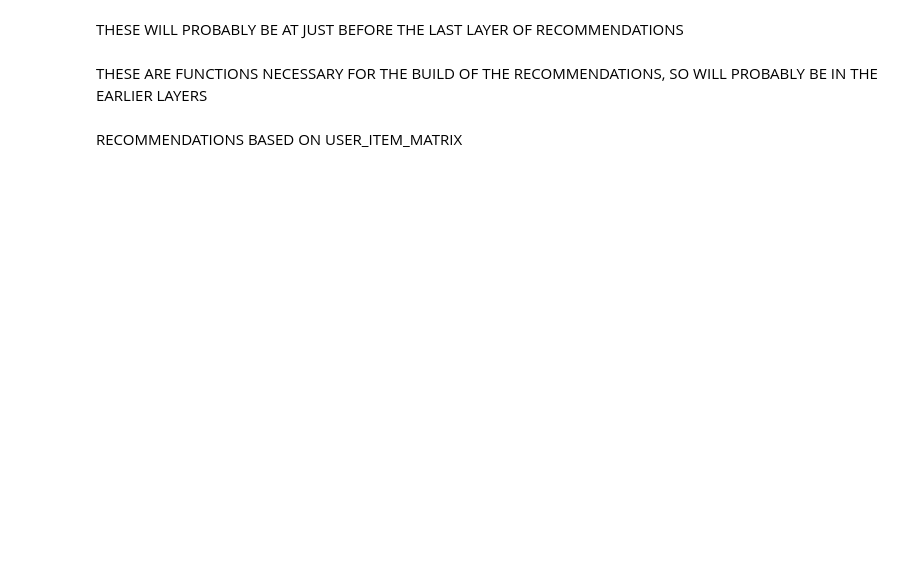
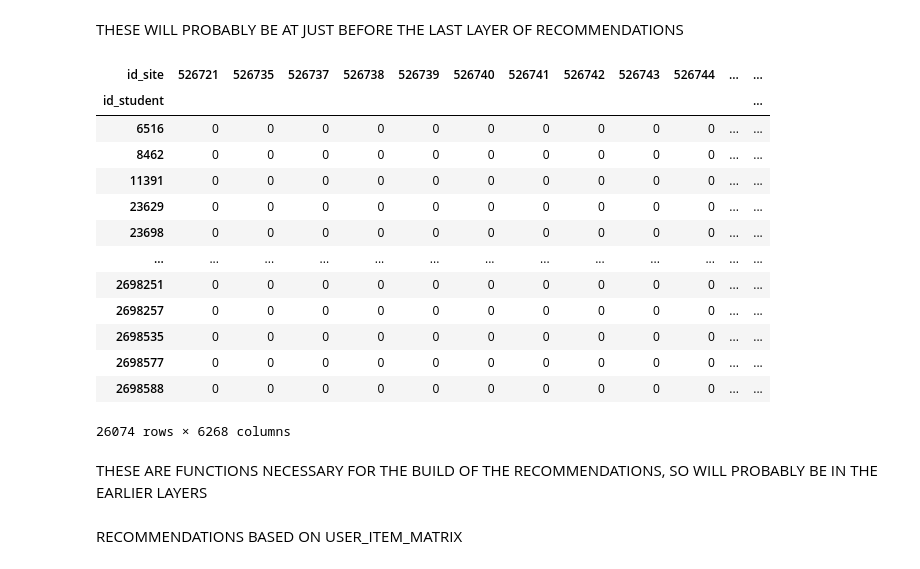
Before and after one commit to LBohry/RecommendationSystem, a Jupyter notebook: collaborative_min.ipynb, the cells around one changed output. Cells and saved outputs as stored; diff of their text form; code cells hidden in the pictures; blank space fills up the shorter version.

```diff
--- a/collaborative_min.ipynb
+++ b/collaborative_min.ipynb
@@ -18,6 +38,23 @@ user_item_matrix = pd.read_pickle('user_item_matrix.pkl')
 # Loading the demopref kmeans model
 with open('kmeans_model.pkl', 'rb') as f:
     kmeans = pickle.load(f)
+# %%
+user_item_matrix
+# %% [output]
+| id_site | 526721 | 526735 | 526737 | 526738 | 526739 | 526740 | 526741 | 526742 | 526743 | 526744 | ... | ... |
+| id_student |  |  |  |  |  |  |  |  |  |  |  | ... |
+| 6516 | 0 | 0 | 0 | 0 | 0 | 0 | 0 | 0 | 0 | 0 | ... | ... |
+| 8462 | 0 | 0 | 0 | 0 | 0 | 0 | 0 | 0 | 0 | 0 | ... | ... |
+| 11391 | 0 | 0 | 0 | 0 | 0 | 0 | 0 | 0 | 0 | 0 | ... | ... |
+| 23629 | 0 | 0 | 0 | 0 | 0 | 0 | 0 | 0 | 0 | 0 | ... | ... |
+| 23698 | 0 | 0 | 0 | 0 | 0 | 0 | 0 | 0 | 0 | 0 | ... | ... |
+| ... | ... | ... | ... | ... | ... | ... | ... | ... | ... | ... | ... | ... |
+| 2698251 | 0 | 0 | 0 | 0 | 0 | 0 | 0 | 0 | 0 | 0 | ... | ... |
+| 2698257 | 0 | 0 | 0 | 0 | 0 | 0 | 0 | 0 | 0 | 0 | ... | ... |
+| 2698535 | 0 | 0 | 0 | 0 | 0 | 0 | 0 | 0 | 0 | 0 | ... | ... |
+| 2698577 | 0 | 0 | 0 | 0 | 0 | 0 | 0 | 0 | 0 | 0 | ... | ... |
+| 2698588 | 0 | 0 | 0 | 0 | 0 | 0 | 0 | 0 | 0 | 0 | ... | ... |
+26074 rows × 6268 columns
 # %% [markdown]
 THESE ARE FUNCTIONS NECESSARY FOR THE BUILD OF THE RECOMMENDATIONS, SO WILL PROBABLY BE IN THE EARLIER LAYERS
 # %%
```
Also changed, not shown: parts of 14 cells of this notebook, 1 other file.
